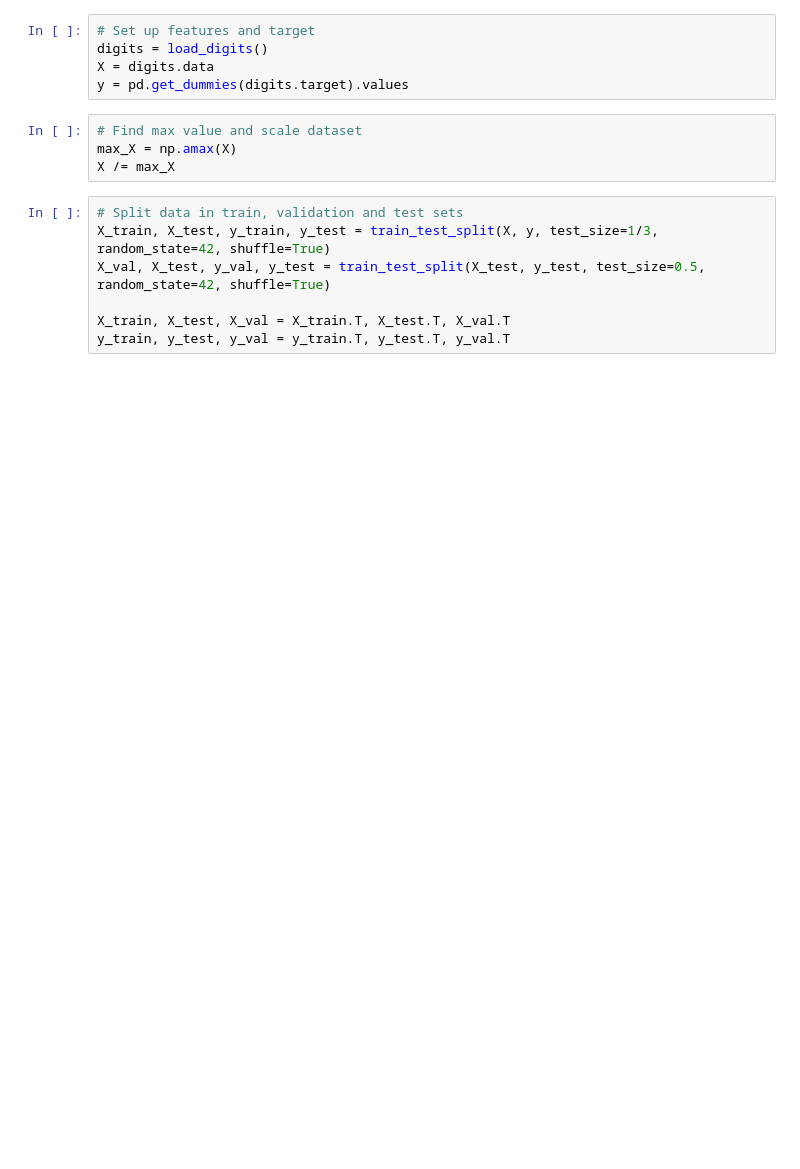
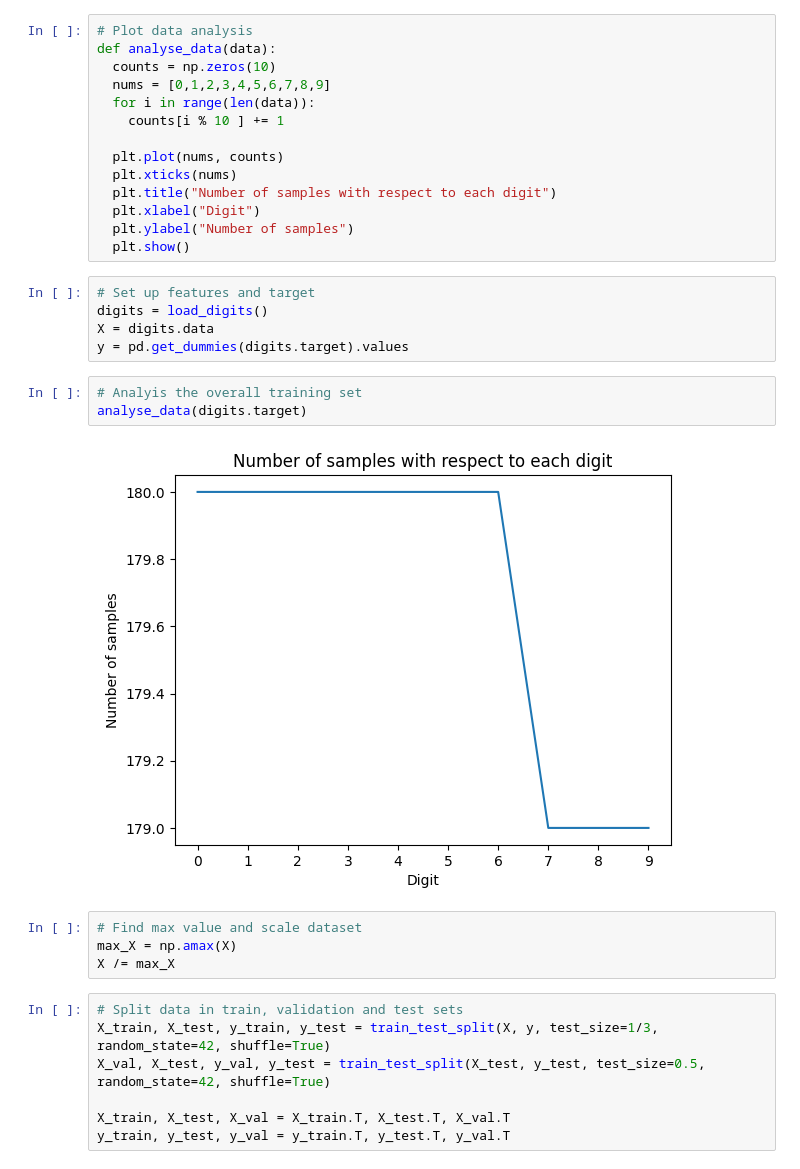
Before and after one commit to elliottcoops/MNIST-Neural-Network, a Jupyter notebook: Image.ipynb, the cells around one changed output. Saved outputs shown, nothing was run; the diff lists cells and outputs as text; blank space fills up the shorter version.

Commit message:
Add data analysis before training to try and see why some digits are better recognised than others

```diff
--- a/Image.ipynb
+++ b/Image.ipynb
@@ -22,11 +22,30 @@ def create_network(layers):
   for i in range(1,len(layers)):
     x.append(np.random.randn(layers[i], layers[i-1]))
   return x
+# %%
+# Plot data analysis
+def analyse_data(data):
+  counts = np.zeros(10)
+  nums = [0,1,2,3,4,5,6,7,8,9]
+  for i in range(len(data)):
+    counts[i % 10 ] += 1
+
+  plt.plot(nums, counts)
+  plt.xticks(nums)
+  plt.title("Number of samples with respect to each digit")
+  plt.xlabel("Digit")
+  plt.ylabel("Number of samples")
+  plt.show()
 # %%
 # Set up features and target
 digits = load_digits()
 X = digits.data
 y = pd.get_dummies(digits.target).values
+# %%
+# Analyis the overall training set
+analyse_data(digits.target)
+# %% [output]
+[figure, added]
 # %%
 # Find max value and scale dataset
 max_X = np.amax(X)
```
Also changed, not shown: parts of 1 cell of this notebook.
